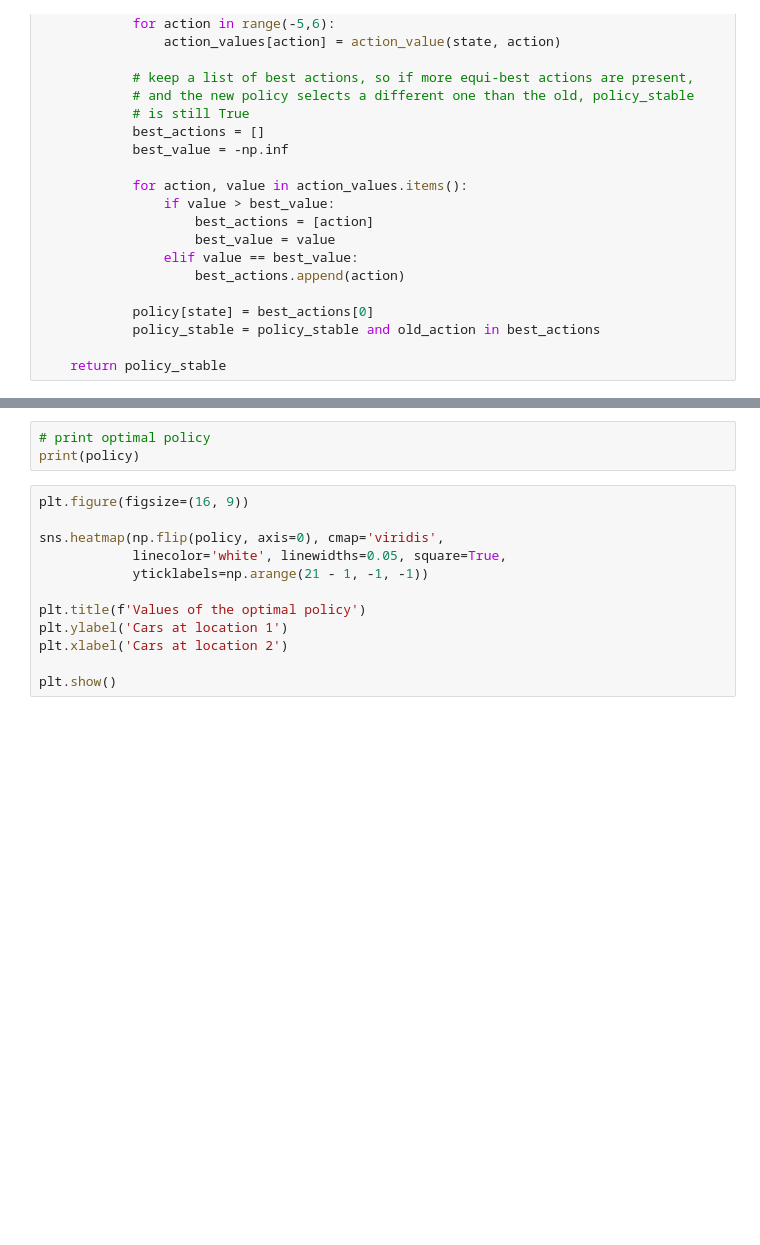
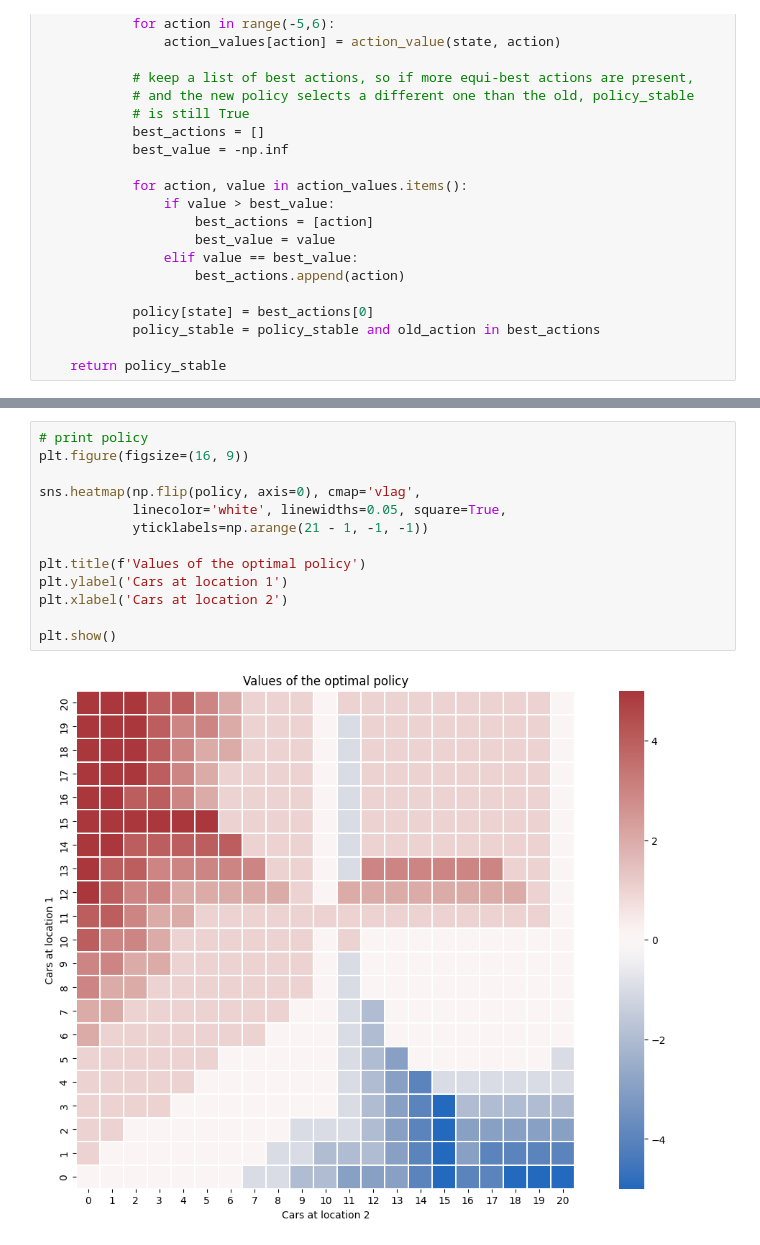
Before and after one commit to Fortuz/rl_education, a Jupyter notebook: DP/car_rental.ipynb, the cells around one changed output, grey strips where cells are left out. Drawn from its saved outputs; the diff is of its cells as text; blank space fills up the shorter version.

```diff
--- a/DP/car_rental.ipynb
+++ b/DP/car_rental.ipynb
@@ -170,15 +204,15 @@ print(v_estimations)
-# %%
-# print optimal policy
-print(policy)
 # %%
+# print policy
 plt.figure(figsize=(16, 9))
 
-sns.heatmap(np.flip(policy, axis=0), cmap='viridis',
+sns.heatmap(np.flip(policy, axis=0), cmap='vlag',
             linecolor='white', linewidths=0.05, square=True,
             yticklabels=np.arange(21 - 1, -1, -1))
 
 plt.title(f'Values of the optimal policy')
 plt.ylabel('Cars at location 1')
 plt.xlabel('Cars at location 2')
 
 plt.show()
+# %% [output]
+[figure, added]
```
Also changed, not shown: parts of 2 cells of this notebook.
